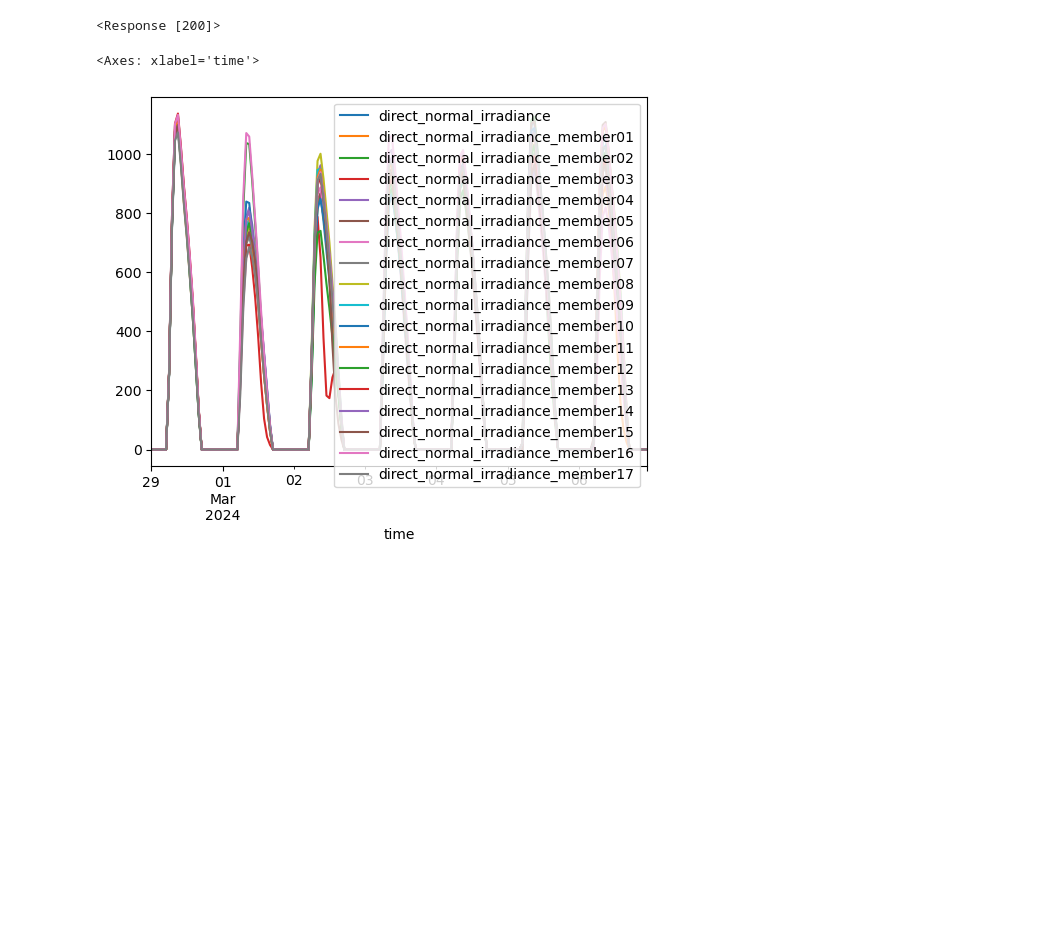
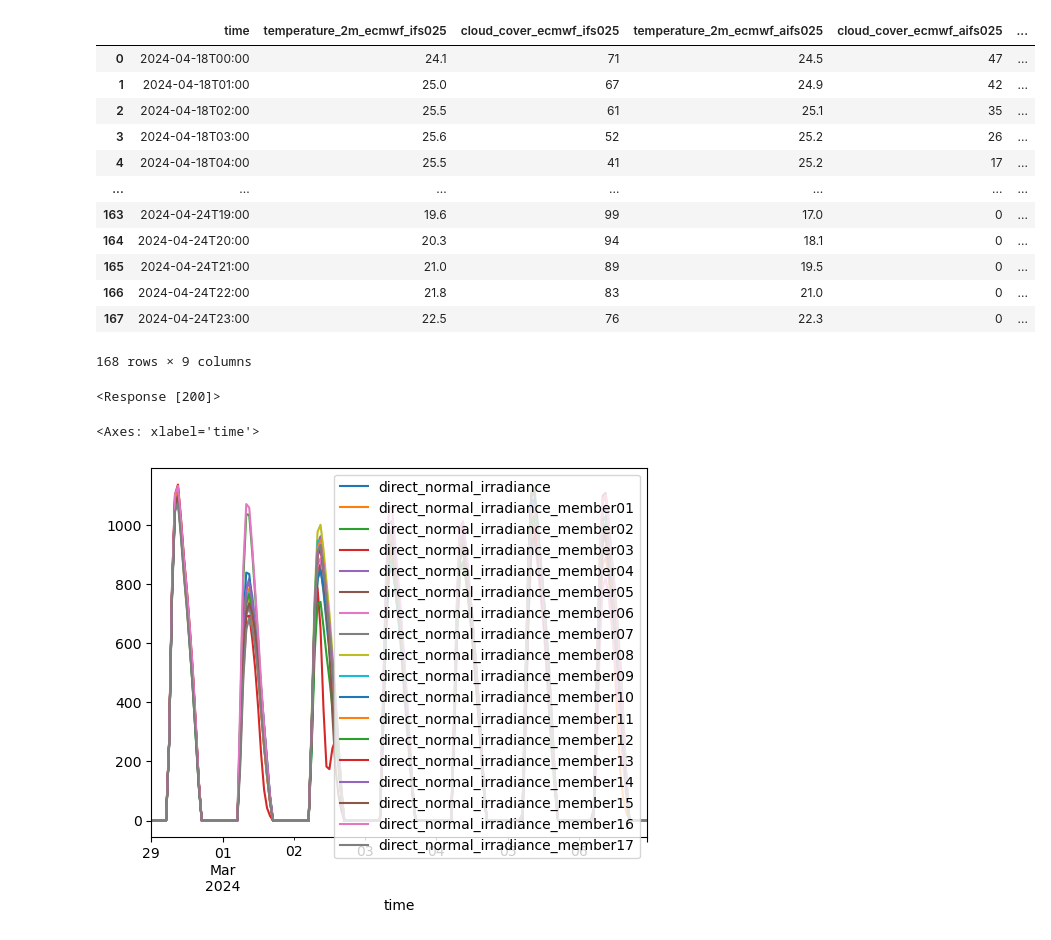
Before and after one commit to DrakonianMight/Sol_forecast, a Jupyter notebook: Solar_irr.ipynb, the cells around one changed output. Saved outputs shown, nothing was run; the diff lists cells and outputs as text; code cells hidden in the pictures; blank space fills up the shorter version.

```diff
--- a/Solar_irr.ipynb
+++ b/Solar_irr.ipynb
@@ -2,3 +2,40 @@
 import requests
 import pandas as pd
 import plotly.express as px
+# %%
+def getData(lat, lon, sites, variables = ['temperature_2m','cloud_cover']):
+
+    lat = ','.join(lat)
+    lon = ','.join(lon)
+    variables = ','.join(variables)
+
+    url = f"https://api.open-meteo.com/v1/forecast?latitude={lat}&longitude={lon}&hourly={variables}&models=ecmwf_ifs025,ecmwf_aifs025,bom_access_global,gfs_global&timezone=GMT"
+
+    # Retrieve ECMWF temperatures
+    response = requests.get(url)
+    if response.status_code == 200:
+        data = response.json()
+
+    else:
+        print("Error retrieving ACCESS data from Open Meteo API.")
+
+
+
+    def makeFrame(siteData):
+        mdata = pd.DataFrame(siteData['hourly'])
+        mdata.index = pd.to_datetime(mdata['time'])
+        mdata = mdata.drop('time', axis =1)
+        return mdata
+
+    dlist = []
+    for d, site in zip(data, sites):
+        df = makeFrame(d)
+        df['site'] = site
+        dlist.append(df)
+
+    return pd.concat(dlist)
+# %%
+lat = ['-27.470','-37.67']
+lon = ['153','144.83']
+sites = ['Brisbane','Melbourne']
+variables = ['temperature_2m','cloud_cover']
@@ -4,0 +139,2 @@ import plotly.express as px
+# %%
+data = getData(lat, lon, sites)
@@ -5,3 +158,21 @@ import plotly.express as px
+# %%
+mdata = pd.DataFrame(data['hourly'])
+# %%
+mdata
+# %% [output]
+|  | time | temperature_2m_ecmwf_ifs025 | cloud_cover_ecmwf_ifs025 | temperature_2m_ecmwf_aifs025 | cloud_cover_ecmwf_aifs025 | ... |
+| 0 | 2024-04-18T00:00 | 24.1 | 71 | 24.5 | 47 | ... |
+| 1 | 2024-04-18T01:00 | 25.0 | 67 | 24.9 | 42 | ... |
+| 2 | 2024-04-18T02:00 | 25.5 | 61 | 25.1 | 35 | ... |
+| 3 | 2024-04-18T03:00 | 25.6 | 52 | 25.2 | 26 | ... |
+| 4 | 2024-04-18T04:00 | 25.5 | 41 | 25.2 | 17 | ... |
+| ... | ... | ... | ... | ... | ... | ... |
+| 163 | 2024-04-24T19:00 | 19.6 | 99 | 17.0 | 0 | ... |
+| 164 | 2024-04-24T20:00 | 20.3 | 94 | 18.1 | 0 | ... |
+| 165 | 2024-04-24T21:00 | 21.0 | 89 | 19.5 | 0 | ... |
+| 166 | 2024-04-24T22:00 | 21.8 | 83 | 21.0 | 0 | ... |
+| 167 | 2024-04-24T23:00 | 22.5 | 76 | 22.3 | 0 | ... |
+168 rows × 9 columns
 # %%
 from datetime import datetime
 from datetime import timedelta
```
Also changed, not shown: parts of 7 cells of this notebook, 2 other files.
